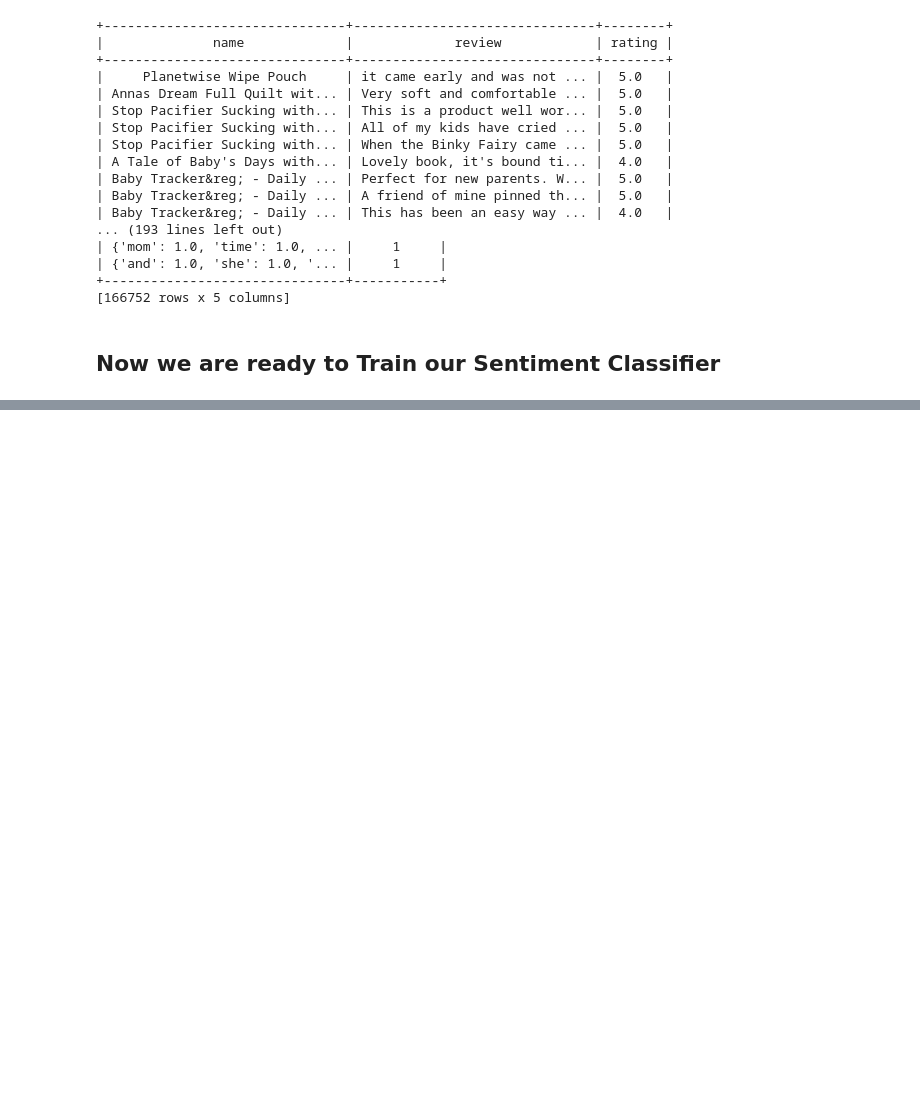
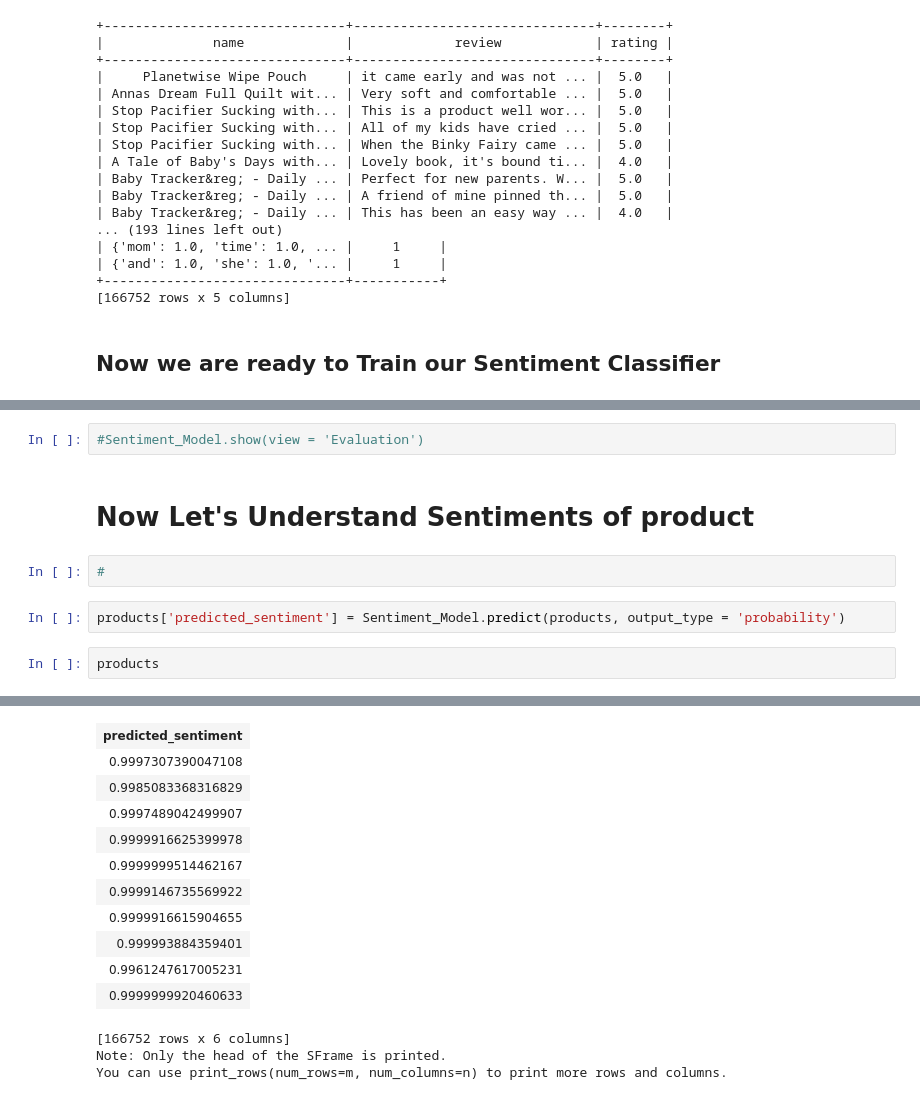
Before and after one commit to Namangarg110/Sentiment_Analysis, a Jupyter notebook: Sentiment_Analysis.ipynb, the cells around one changed output, grey strips where cells are left out. Drawn from its saved outputs; the diff is of its cells as text; blank space fills up the shorter version.

```diff
--- a/Sentiment_Analysis.ipynb
+++ b/Sentiment_Analysis.ipynb
@@ -177,0 +219,11 @@ products.print_rows(100,5) # so here positive sentiments are represented by 1 an
+# %%
+#Sentiment_Model.show(view = 'Evaluation')
+# %% [markdown]
+# Now Let's Understand Sentiments of product
+# %%
+#
+# %%
+products['predicted_sentiment'] = Sentiment_Model.predict(products, output_type = 'probability')
+# %%
+products
+# %% [output]
@@ -177,0 +241,14 @@ products.print_rows(100,5) # so here positive sentiments are represented by 1 an
+| predicted_sentiment |
+| 0.9997307390047108 |
+| 0.9985083368316829 |
+| 0.9997489042499907 |
+| 0.9999916625399978 |
+| 0.9999999514462167 |
+| 0.9999146735569922 |
+| 0.9999916615904655 |
+| 0.999993884359401 |
+| 0.9961247617005231 |
+| 0.9999999920460633 |
+[166752 rows x 6 columns]
+Note: Only the head of the SFrame is printed.
+You can use print_rows(num_rows=m, num_columns=n) to print more rows and columns.
```
Also changed, not shown: parts of 20 cells of this notebook.
